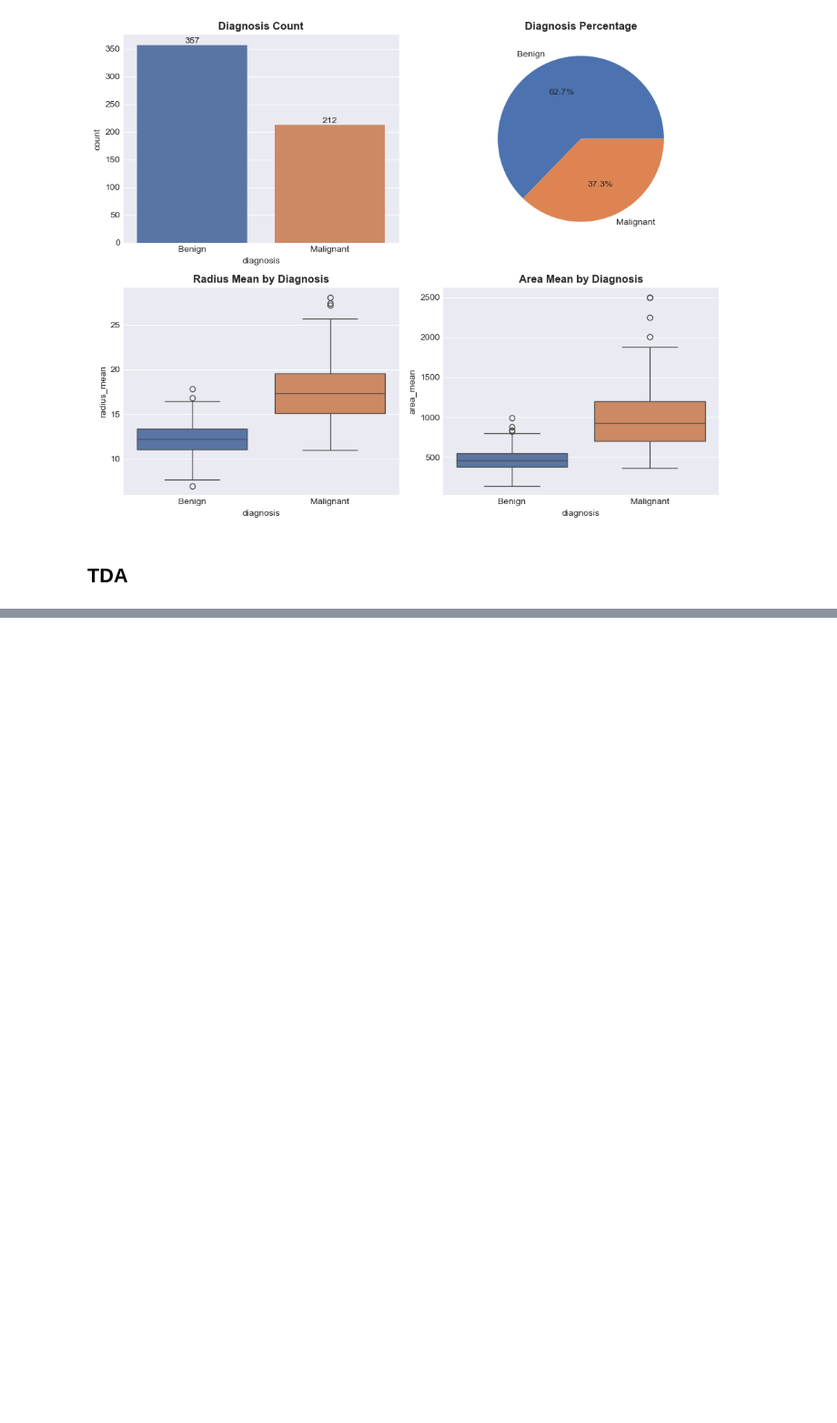
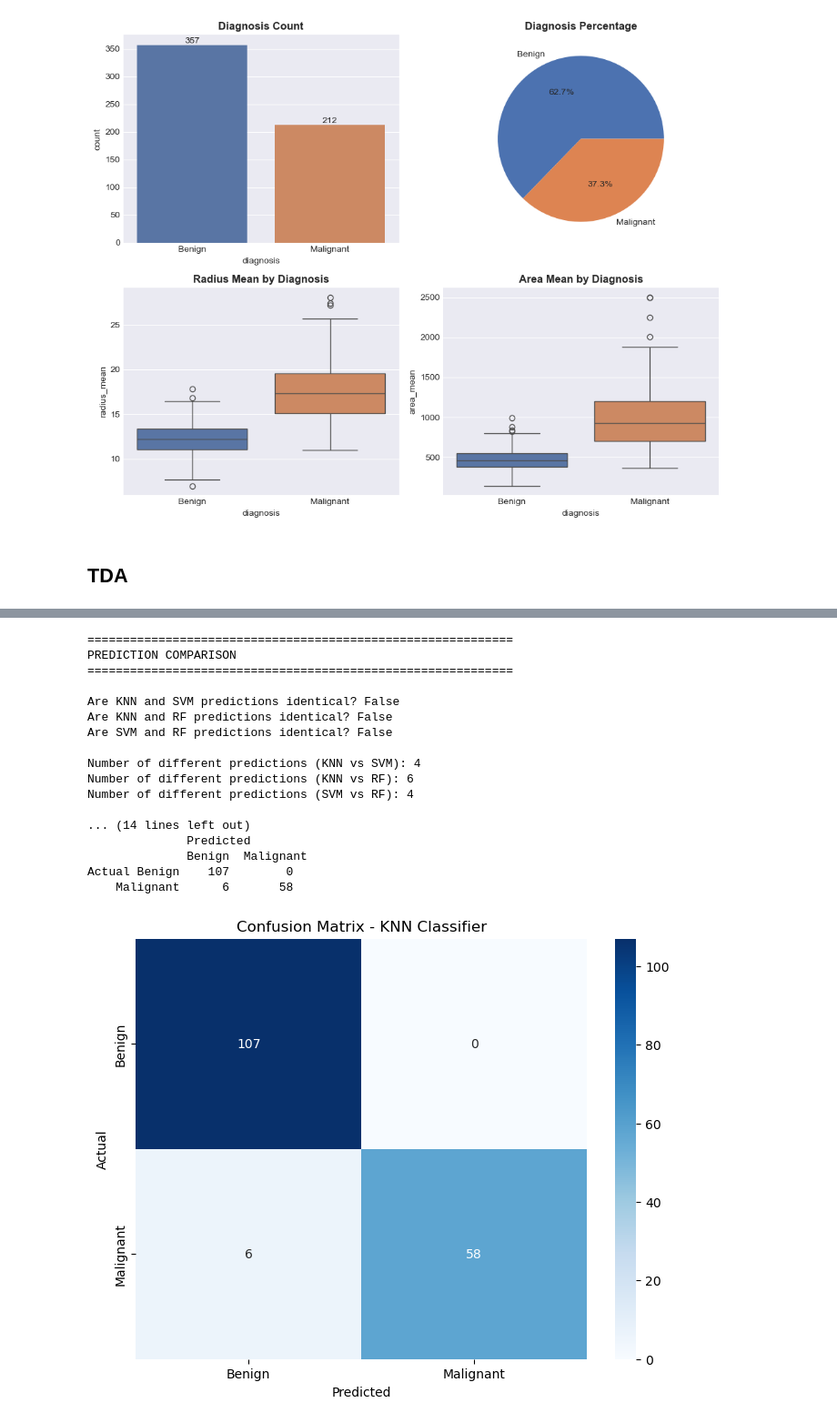
Before and after one commit to ajenee1/TDA, a Jupyter notebook: tda.ipynb, the cells around one changed output, grey strips where cells are left out. Shown at 91% size. Saved outputs shown, nothing was run; the diff lists cells and outputs as text; code cells hidden in the pictures; blank space fills up the shorter version.

```diff
--- a/tda.ipynb
+++ b/tda.ipynb
@@ -242,0 +506,79 @@ for i in range(number_data_points):
+# %%
+# Check if all classifiers are making identical predictions
+print("="*60)
+print("PREDICTION COMPARISON")
+print("="*60)
+
+# Check if predictions are identical
+print("\nAre KNN and SVM predictions identical?", np.array_equal(y_pred_knn, y_pred_svm))
+print("Are KNN and RF predictions identical?", np.array_equal(y_pred_knn, y_pred_rf))
+print("Are SVM and RF predictions identical?", np.array_equal(y_pred_svm, y_pred_rf))
+
+# Count how many predictions differ
+print(f"\nNumber of different predictions (KNN vs SVM): {np.sum(y_pred_knn != y_pred_svm)}")
+print(f"Number of different predictions (KNN vs RF): {np.sum(y_pred_knn != y_pred_rf)}")
+print(f"Number of different predictions (SVM vs RF): {np.sum(y_pred_svm != y_pred_rf)}")
+
+# Show which samples they get wrong
+print("\n" + "="*60)
+print("MISCLASSIFIED SAMPLES")
+print("="*60)
+wrong_knn = np.where(y_pred_knn != y_test)[0]
+wrong_svm = np.where(y_pred_svm != y_test)[0]
+wrong_rf = np.where(y_pred_rf != y_test)[0]
+
+print(f"\nKNN misclassified indices: {wrong_knn}")
+print(f"SVM misclassified indices: {wrong_svm}")
+print(f"RF misclassified indices: {wrong_rf}")
+
+print(f"\nTotal errors - KNN: {len(wrong_knn)}, SVM: {len(wrong_svm)}, RF: {len(wrong_rf)}")
+
+# This is actually good news! Let's visualize the confusion matrix
+print("\n" + "="*60)
+print("CONFUSION MATRIX (KNN)")
+print("="*60)
+cm = confusion_matrix(y_test, y_pred_knn)
+print("\n              Predicted")
+print("              Benign  Malignant")
+print(f"Actual Benign    {cm[0,0]:3d}      {cm[0,1]:3d}")
+print(f"    Malignant    {cm[1,0]:3d}      {cm[1,1]:3d}")
+
+# Visualize confusion matrix
+plt.figure(figsize=(8, 6))
+sns.heatmap(cm, annot=True, fmt='d', cmap='Blues',
+            xticklabels=['Benign', 'Malignant'],
+            yticklabels=['Benign', 'Malignant'])
+plt.ylabel('Actual')
+plt.xlabel('Predicted')
+plt.title('Confusion Matrix - KNN Classifier')
+plt.show()
+
+# The Wisconsin Breast Cancer dataset is well-separated!
+print("\n" + "="*60)
+print("INTERPRETATION")
+print("="*60)
+print("The breast cancer dataset is HIGHLY SEPARABLE!")
+print("This means the malignant and benign classes are very distinct,")
+print("so different classifiers converge to similar decision boundaries.")
+print(f"\nYour classifiers correctly identified:")
+print(f"- {cm[0,0]} out of {cm[0,0]+cm[0,1]} benign cases ({cm[0,0]/(cm[0,0]+cm[0,1])*100:.1f}%)")
+print(f"- {cm[1,1]} out of {cm[1,0]+cm[1,1]} malignant cases ({cm[1,1]/(cm[1,0]+cm[1,1])*100:.1f}%)")
+# %% [output]
+============================================================
+PREDICTION COMPARISON
+============================================================
+
+Are KNN and SVM predictions identical? False
+Are KNN and RF predictions identical? False
+Are SVM and RF predictions identical? False
+
+Number of different predictions (KNN vs SVM): 4
+Number of different predictions (KNN vs RF): 6
+Number of different predictions (SVM vs RF): 4
+
+... (14 lines left out)
+              Predicted
+              Benign  Malignant
+Actual Benign    107        0
+    Malignant      6       58
+[figure, added]
```
Also changed, not shown: parts of 19 cells of this notebook, 2 other files.
